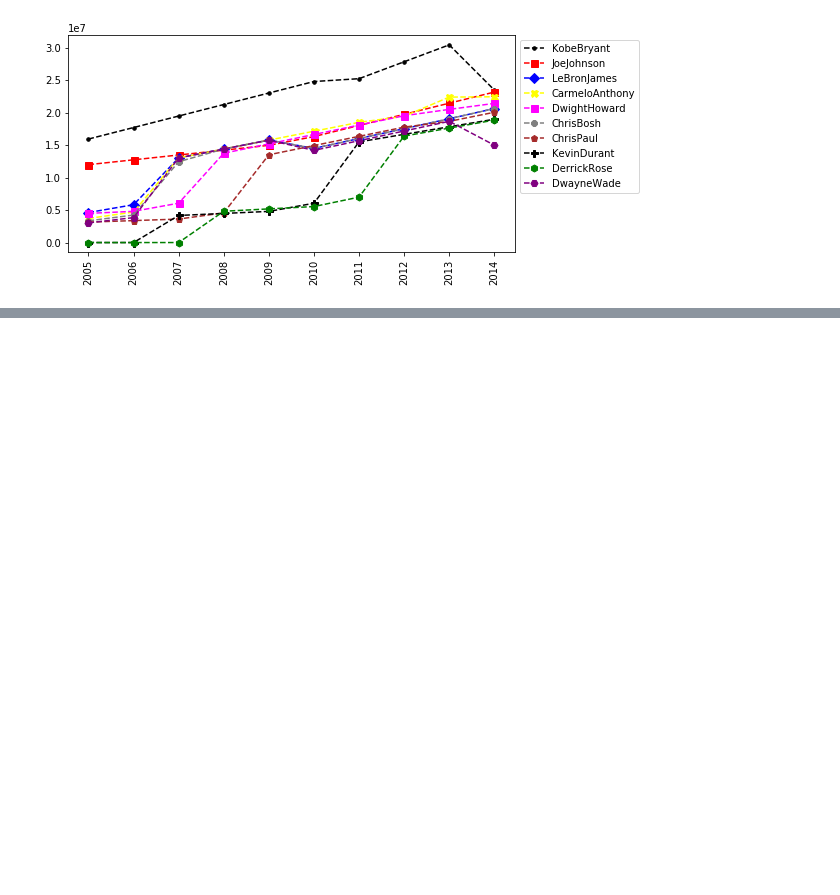
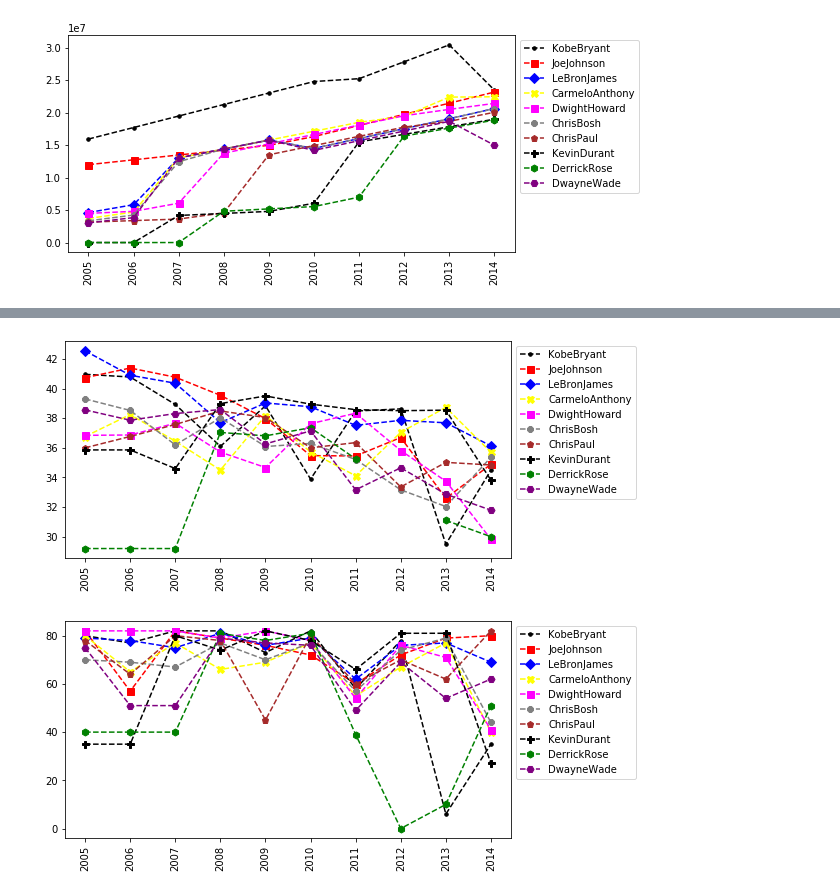
Before and after one commit to rado-radoev/code_mashup, a Jupyter notebook: python/DataSience/A-Z/Visualizations.ipynb, the cells around one changed output, grey strips where cells are left out. Cells and saved outputs as stored; diff of their text form; code cells hidden in the pictures; blank space fills up the shorter version.

```diff
--- a/python/DataSience/A-Z/Visualizations.ipynb
+++ b/python/DataSience/A-Z/Visualizations.ipynb
@@ -243,0 +268,6 @@ myplot(Salary)
+# %%
+myplot(MinutesPlayed/Games)
+myplot(Games)
+# %% [output]
+[figure, added]
+[figure, added]
```
Also changed, not shown: parts of 5 cells of this notebook.
